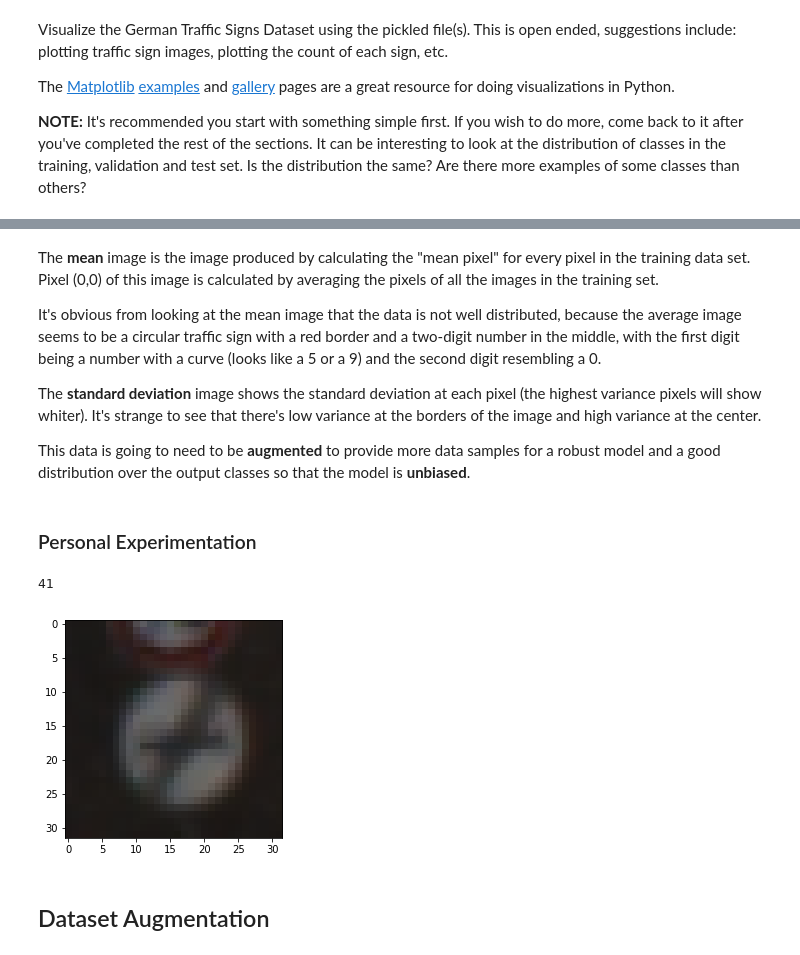
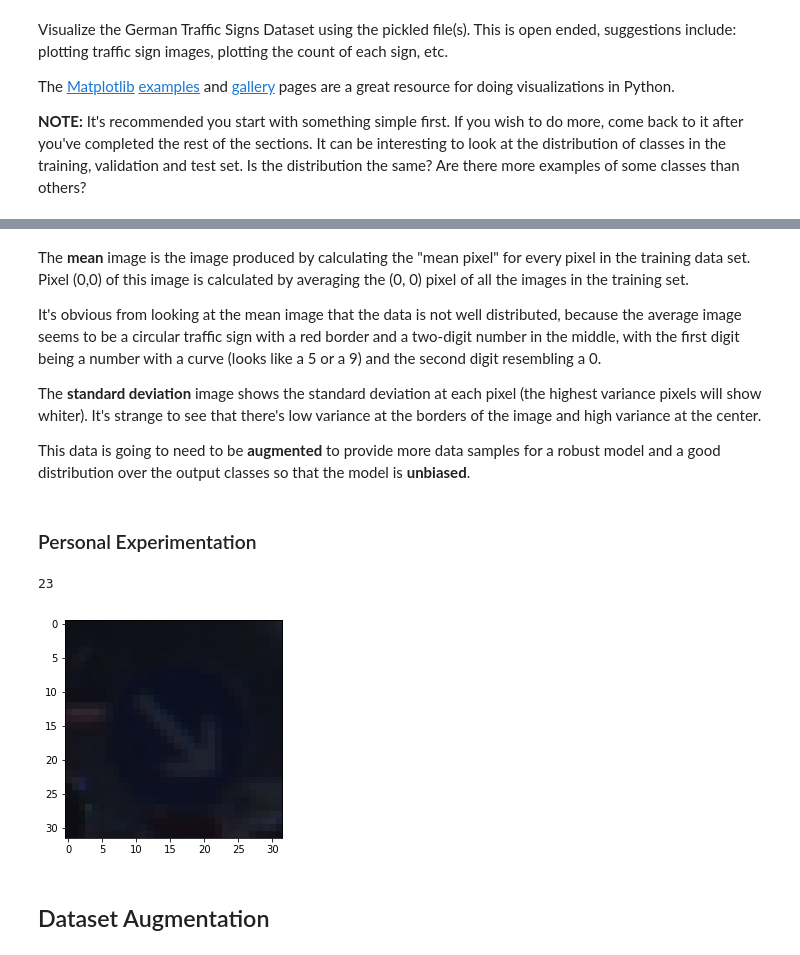
Before and after one commit to dhruvshah1214/CarND-Traffic-Sign-Classifier-Project, a Jupyter notebook: Traffic_Sign_Classifier.ipynb, the cells around one changed output, grey strips where cells are left out. Saved outputs shown, nothing was run; the diff lists cells and outputs as text; code cells hidden in the pictures.

```diff
--- a/Traffic_Sign_Classifier.ipynb
+++ b/Traffic_Sign_Classifier.ipynb
@@ -125,6 +155,6 @@ plt.show()
 [figure]
 # %% [markdown]
-<p>The <b>mean</b> image is the image produced by calculating the "mean pixel" for every pixel in the training data set. Pixel (0,0) of this image is calculated by averaging the pixels of all the images in the training set.</p>
+<p>The <b>mean</b> image is the image produced by calculating the "mean pixel" for every pixel in the training data set. Pixel (0,0) of this image is calculated by averaging the (0, 0) pixel of all the images in the training set.</p>
 
 <p>It's obvious from looking at the mean image that the data is not well distributed, because the average image seems to be a circular traffic sign with a red border and a two-digit number in the middle, with the first digit being a number with a curve (looks like a 5 or a 9) and the second digit resembling a 0. </p>
 
@@ -133,13 +163,13 @@ plt.show()
 <p> This data is going to need to be <b>augmented</b> to provide more data samples for a robust model and a good distribution over the output classes so that the model is <b>unbiased</b>.</p>
 # %% [markdown]
 ### Personal Experimentation
-# %%
-#mean-std normalization
-plt.imshow(X_train[0])
-img_norm1 = np.subtract(X_train[0], mean_img)
-img_norm2 = np.divide(img_norm1, std_img)
-
-print(y_train[0])
-# %% [output]
-41
-[figure, removed]
+# %%
+ex_num = 1900
+
+print(y_train[ex_num])
+img1 = X_valid[ex_num]
+plt.imshow(img1)
+plt.show()
+# %% [output]
+23
+[figure, added]
```
Also changed, not shown: parts of 46 cells of this notebook, 8 other files.
